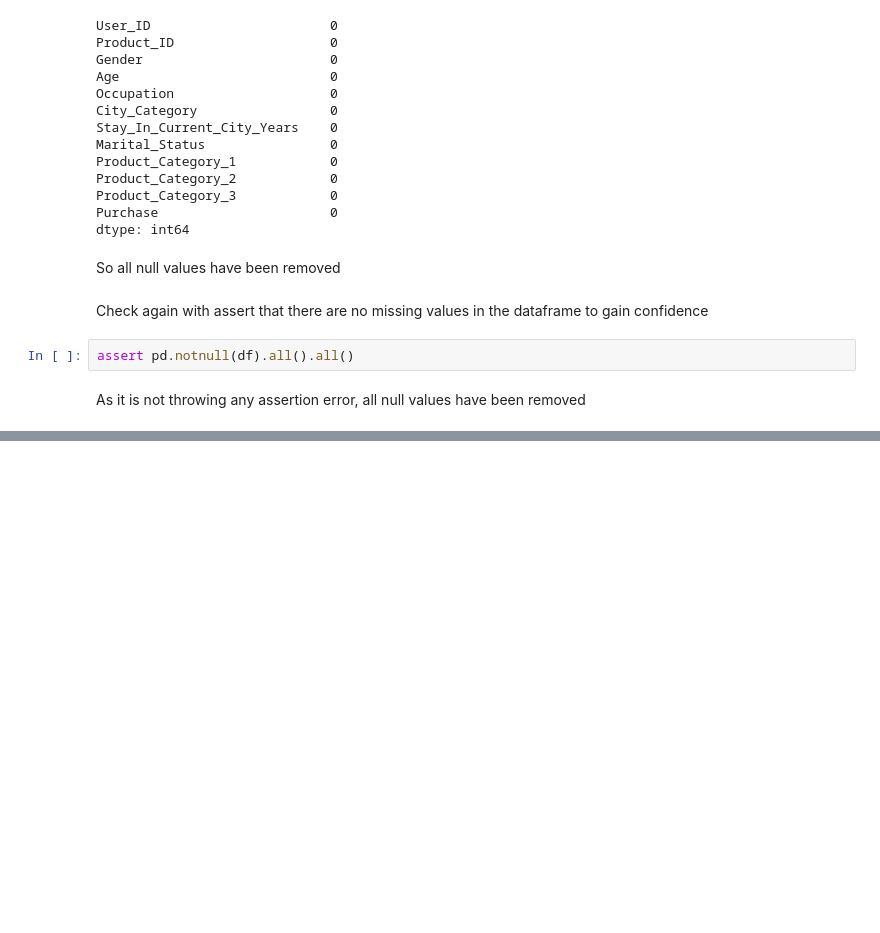
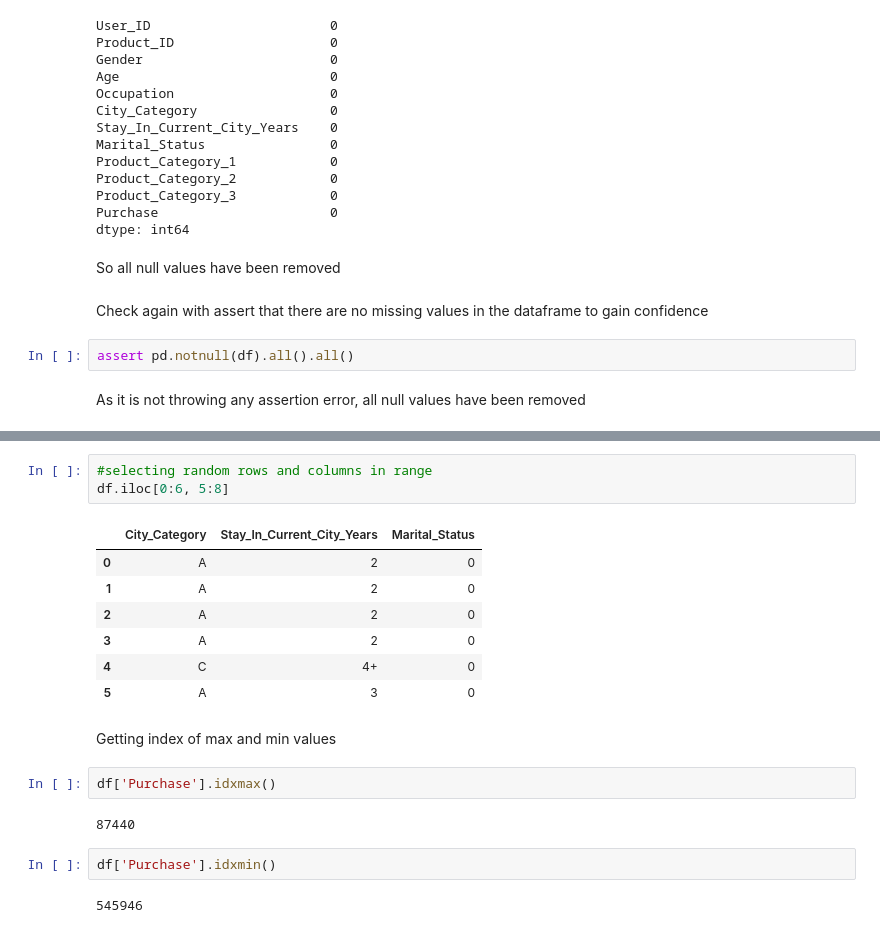
Before and after one commit to hrishikeshchavan99/Black-Friday-Dataset, a Jupyter notebook: EDA.ipynb, the cells around one changed output, grey strips where cells are left out. Drawn from its saved outputs; the diff is of its cells as text; blank space fills up the shorter version.

```diff
--- a/EDA.ipynb
+++ b/EDA.ipynb
@@ -148,0 +262,21 @@ As it is not throwing any assertion error, all null values have been removed
+# %%
+#selecting random rows and columns in range
+df.iloc[0:6, 5:8]
+# %% [output]
+|  | City_Category | Stay_In_Current_City_Years | Marital_Status |
+| 0 | A | 2 | 0 |
+| 1 | A | 2 | 0 |
+| 2 | A | 2 | 0 |
+| 3 | A | 2 | 0 |
+| 4 | C | 4+ | 0 |
+| 5 | A | 3 | 0 |
+# %% [markdown]
+Getting index of max and min values
+# %%
+df['Purchase'].idxmax()
+# %% [output]
+87440
+# %%
+df['Purchase'].idxmin()
+# %% [output]
+545946
```
Also changed, not shown: parts of 19 cells of this notebook.
